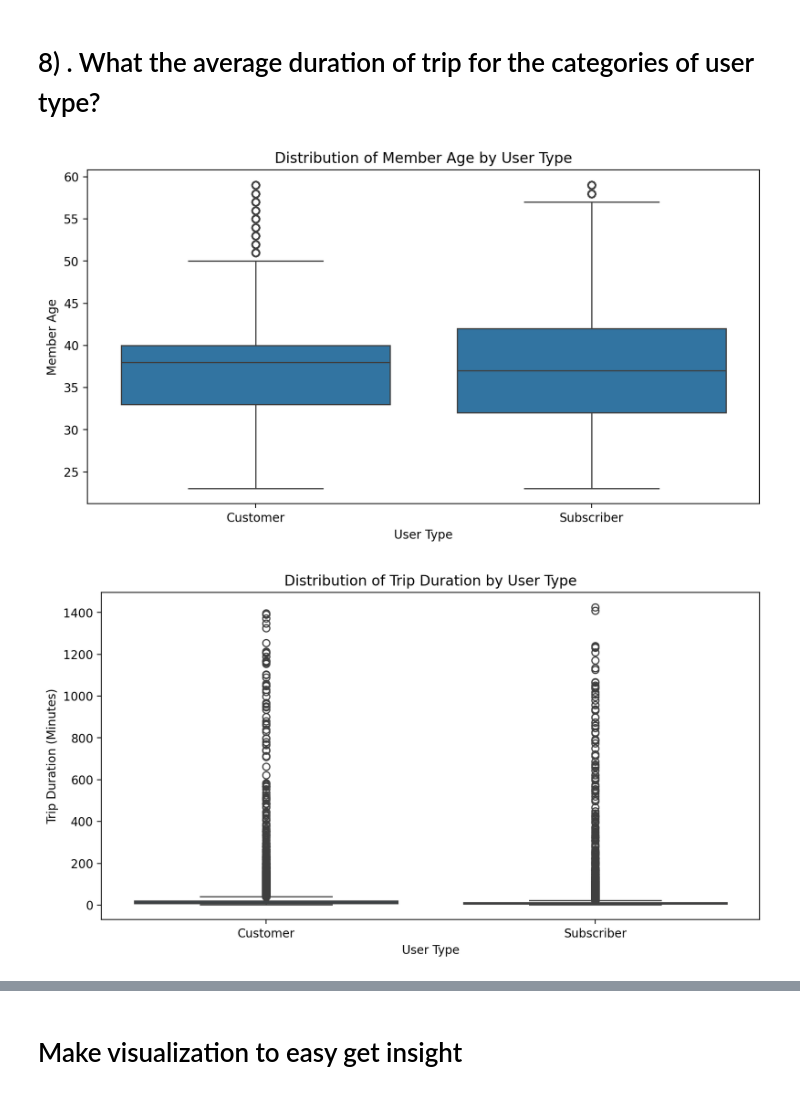
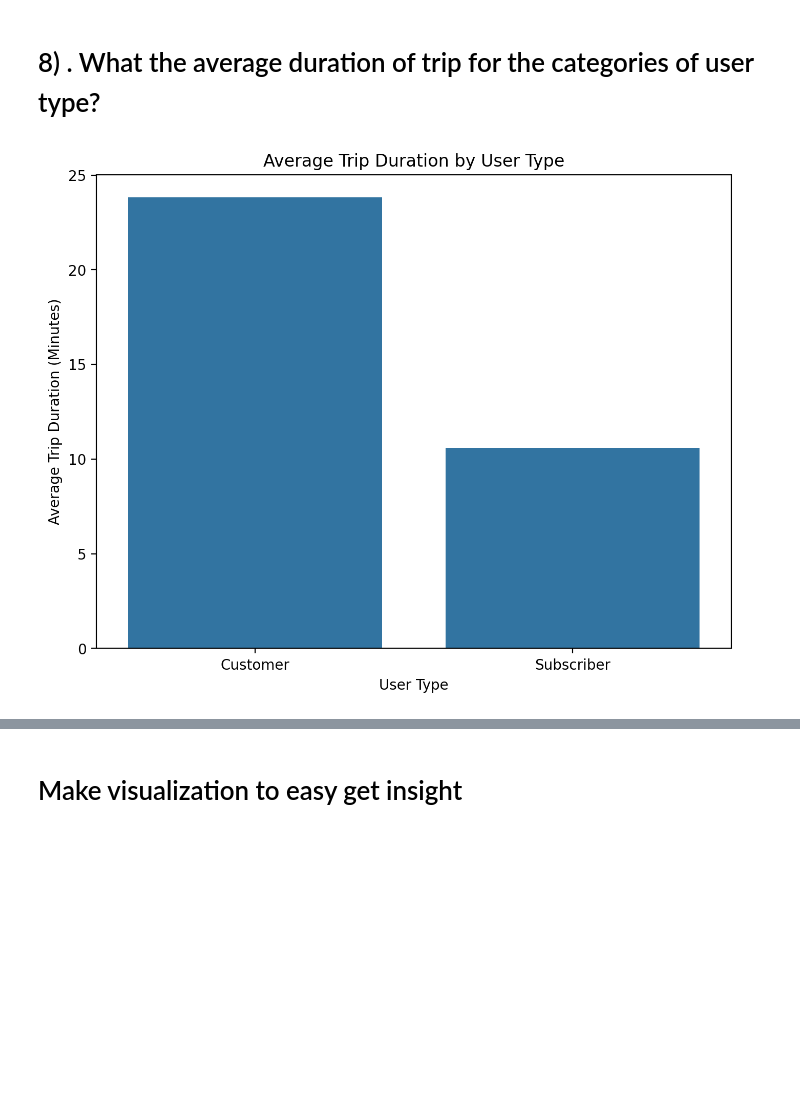
Before and after one commit to MohamedAbdeenM7/DEPI, a Jupyter notebook: machine_learning/sessions/week_6/datasciece-Final-Project.ipynb, the cells around one changed output, grey strips where cells are left out. Saved outputs shown, nothing was run; the diff lists cells and outputs as text; code cells hidden in the pictures; blank space fills up the shorter version.

```diff
--- a/machine_learning/sessions/week_6/datasciece-Final-Project.ipynb
+++ b/machine_learning/sessions/week_6/datasciece-Final-Project.ipynb
@@ -110,7 +110,7 @@ warnings.filterwarnings('ignore')
 %matplotlib inline
 # %%
 # Load my dataset using pandas Dataframe
-data = pd.read_csv(r"C:\DEPI\machine_learning\sessions\week_6\data\fordgobike-tripdataFor201902.csv")
+data = pd.read_csv(r"C:\DEPI\machine_learning\sessions\week_6\session_11,12\data\fordgobike-tripdataFor201902.csv")
 df = data.copy()
 # %%
 # here we make overview in high-level for data shape and composition
@@ -762,27 +744,13 @@ Now let's investigate relationships between pairs of variables in our data.
 # %% [markdown]
 # <a id="8"> 8) . What the average duration of trip for the categories of user type?</a>
 # %%
-# Distribution of Age by user types
-plt.figure(figsize=(10, 5), dpi=200)
-sb.boxplot(data=df, x='user_type', y='member_age')
+# the average duration of trip for the categories of user type
+avg_duration_by_user_type = df.groupby('user_type')['trip_duration_minutes'].mean().reset_index()
+plt.figure(figsize=(8, 6), dpi=200)
+sb.barplot(data=avg_duration_by_user_type, x='user_type', y='trip_duration_minutes')
 plt.xlabel('User Type')
-plt.ylabel('Member Age')
-plt.title('Distribution of Member Age by User Type')
+plt.ylabel('Average Trip Duration (Minutes)')
+plt.title('Average Trip Duration by User Type')
 plt.show()
-# Distribution of Trip Duration by User Type
-plt.figure(figsize=(10, 5), dpi=200)
-sb.boxplot(data=df, x='user_type', y='trip_duration_minutes')
-plt.xlabel('User Type')
-plt.ylabel('Trip Duration (Minutes)')
-plt.title('Distribution of Trip Duration by User Type')
-plt.show()
-# Relationship between Member Age and Trip Duration
-plt.figure(figsize=(10, 5), dpi=200)
-sb.scatterplot(data=df, x='member_age', y='trip_duration_minutes', hue='user_type', alpha=0.5)
-plt.xlabel('Member Age')
-plt.ylabel('Trip Duration (Minutes)')
-plt.title('Relationship between Member Age and Trip Duration')
-plt.show()
 # %% [output]
-[figure, old version]
+[figure, new version]
-[figure, removed]
```
Also changed, not shown: parts of 10 cells of this notebook, 11 other files.
